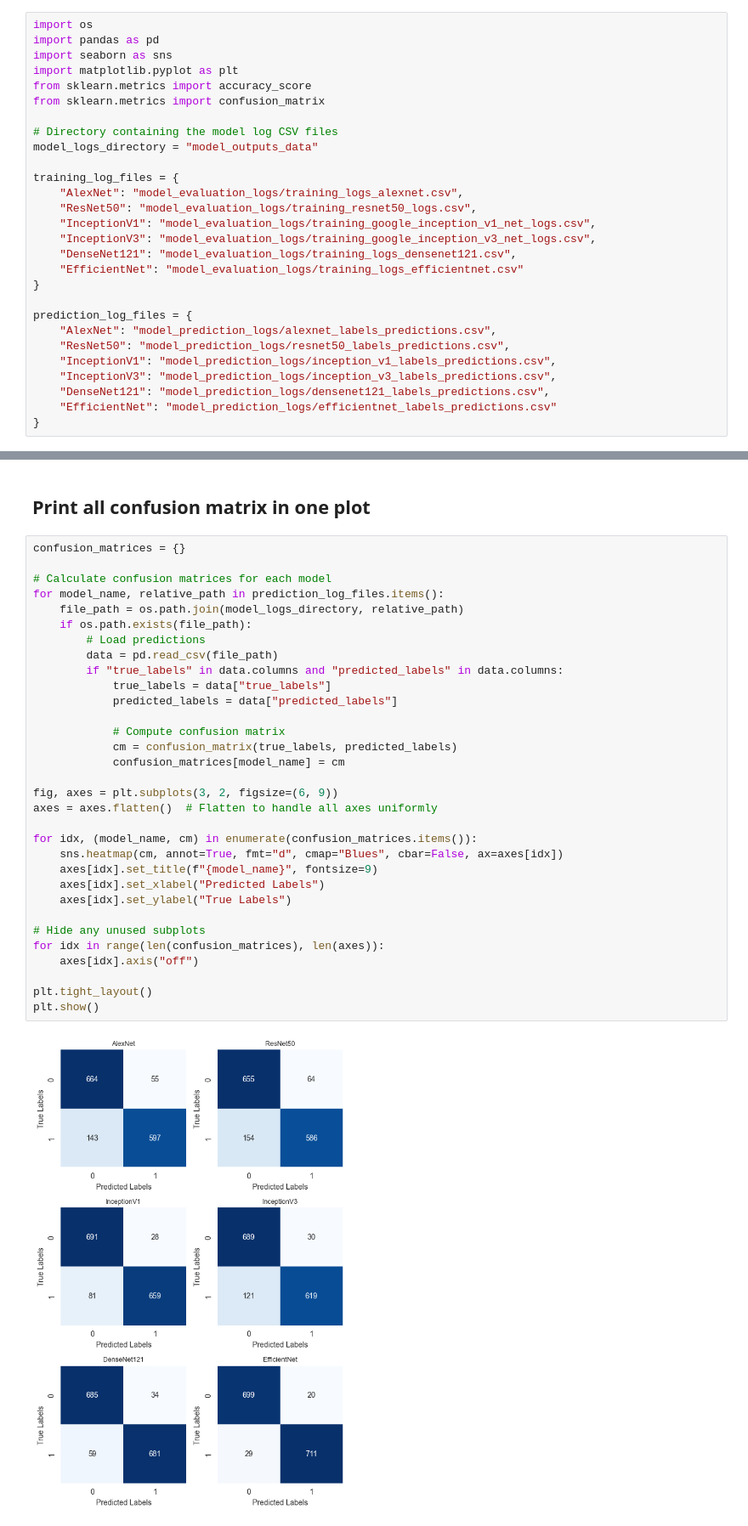
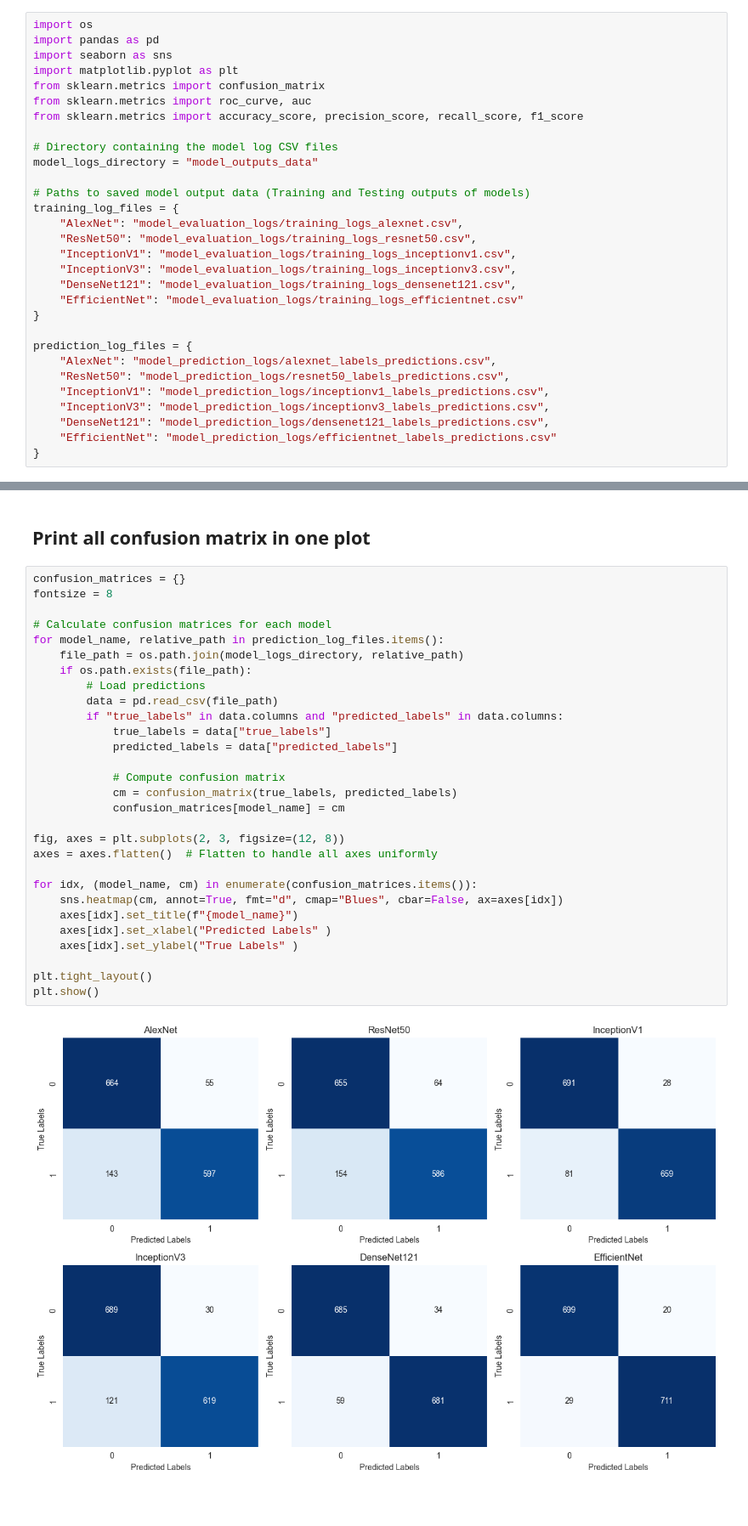
Before and after one commit to ishara084/CS6640_Project, a Jupyter notebook: Model_results_visualization.ipynb, the cells around one changed output, grey strips where cells are left out. Shown at 85% size. Cells and saved outputs as stored; diff of their text form; blank space fills up the shorter version.

```diff
--- a/Model_results_visualization.ipynb
+++ b/Model_results_visualization.ipynb
@@ -5,17 +7,19 @@ import os
 import pandas as pd
 import seaborn as sns
 import matplotlib.pyplot as plt
-from sklearn.metrics import accuracy_score
 from sklearn.metrics import confusion_matrix
+from sklearn.metrics import roc_curve, auc
+from sklearn.metrics import accuracy_score, precision_score, recall_score, f1_score
 
 # Directory containing the model log CSV files
 model_logs_directory = "model_outputs_data"
 
+# Paths to saved model output data (Training and Testing outputs of models)
 training_log_files = {
     "AlexNet": "model_evaluation_logs/training_logs_alexnet.csv",
-    "ResNet50": "model_evaluation_logs/training_resnet50_logs.csv",
-    "InceptionV1": "model_evaluation_logs/training_google_inception_v1_net_logs.csv",
-    "InceptionV3": "model_evaluation_logs/training_google_inception_v3_net_logs.csv",
+    "ResNet50": "model_evaluation_logs/training_logs_resnet50.csv",
+    "InceptionV1": "model_evaluation_logs/training_logs_inceptionv1.csv",
+    "InceptionV3": "model_evaluation_logs/training_logs_inceptionv3.csv",
     "DenseNet121": "model_evaluation_logs/training_logs_densenet121.csv",
     "EfficientNet": "model_evaluation_logs/training_logs_efficientnet.csv"
 }
@@ -23,8 +27,8 @@ training_log_files = {
 prediction_log_files = {
     "AlexNet": "model_prediction_logs/alexnet_labels_predictions.csv",
     "ResNet50": "model_prediction_logs/resnet50_labels_predictions.csv",
-    "InceptionV1": "model_prediction_logs/inception_v1_labels_predictions.csv",
-    "InceptionV3": "model_prediction_logs/inception_v3_labels_predictions.csv",
+    "InceptionV1": "model_prediction_logs/inceptionv1_labels_predictions.csv",
+    "InceptionV3": "model_prediction_logs/inceptionv3_labels_predictions.csv",
     "DenseNet121": "model_prediction_logs/densenet121_labels_predictions.csv",
     "EfficientNet": "model_prediction_logs/efficientnet_labels_predictions.csv"
 }
@@ -173,35 +172,32 @@ plt.show()
 ## Print all confusion matrix in one plot
 # %%
 confusion_matrices = {}
+fontsize = 8
 
 # Calculate confusion matrices for each model
 for model_name, relative_path in prediction_log_files.items():
     file_path = os.path.join(model_logs_directory, relative_path)
     if os.path.exists(file_path):
         # Load predictions
         data = pd.read_csv(file_path)
         if "true_labels" in data.columns and "predicted_labels" in data.columns:
             true_labels = data["true_labels"]
             predicted_labels = data["predicted_labels"]
 
             # Compute confusion matrix
             cm = confusion_matrix(true_labels, predicted_labels)
             confusion_matrices[model_name] = cm
 
-fig, axes = plt.subplots(3, 2, figsize=(6, 9))
+fig, axes = plt.subplots(2, 3, figsize=(12, 8))
 axes = axes.flatten()  # Flatten to handle all axes uniformly
 
 for idx, (model_name, cm) in enumerate(confusion_matrices.items()):
     sns.heatmap(cm, annot=True, fmt="d", cmap="Blues", cbar=False, ax=axes[idx])
-    axes[idx].set_title(f"{model_name}", fontsize=9)
-    axes[idx].set_xlabel("Predicted Labels")
-    axes[idx].set_ylabel("True Labels")
-
-# Hide any unused subplots
-for idx in range(len(confusion_matrices), len(axes)):
-    axes[idx].axis("off")
+    axes[idx].set_title(f"{model_name}")
+    axes[idx].set_xlabel("Predicted Labels" )
+    axes[idx].set_ylabel("True Labels" )
 
 plt.tight_layout()
 plt.show()
 # %% [output]
-[figure, old version]
+[figure, new version]
```
Also changed, not shown: parts of 7 cells of this notebook, 14 other files.
